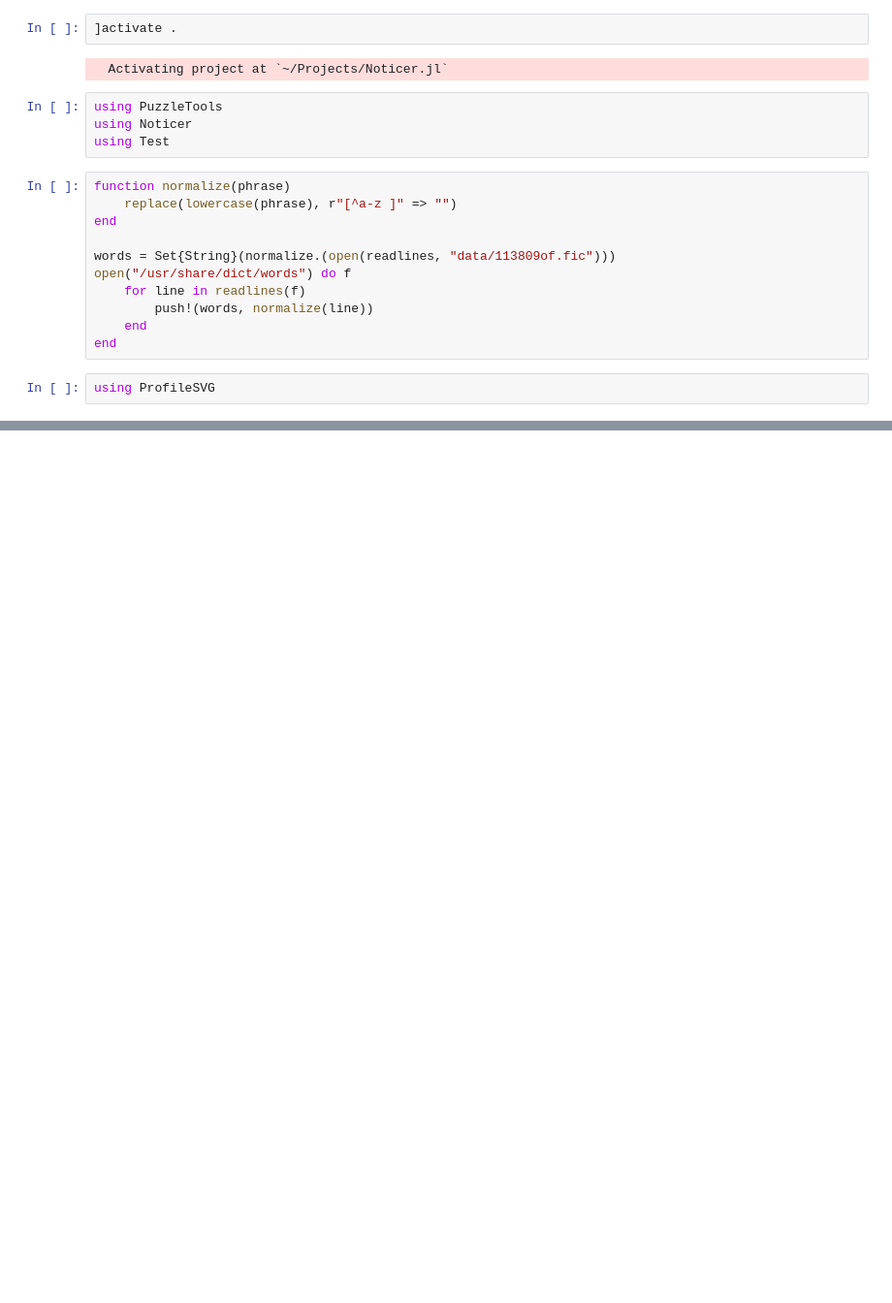
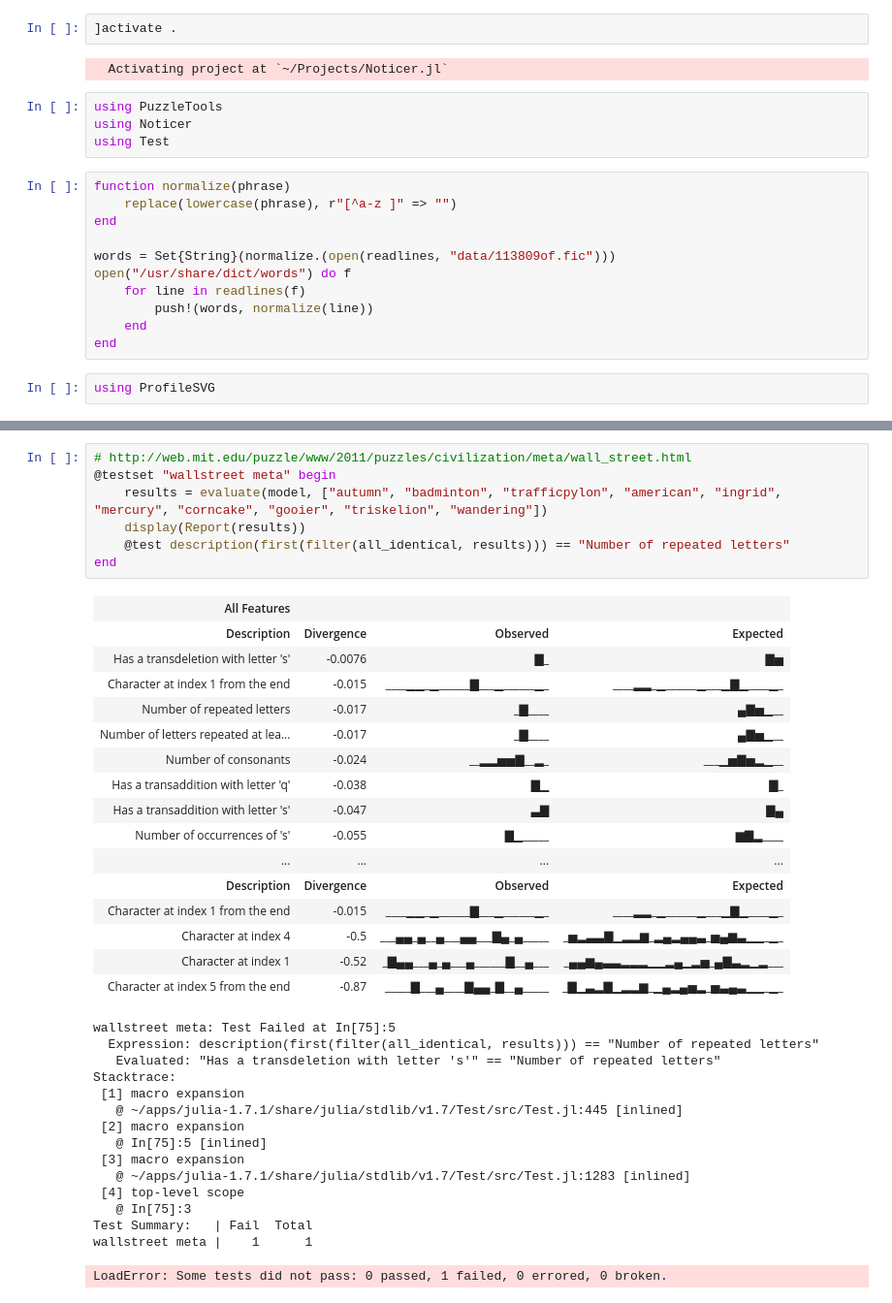
Before and after one commit to rdeits/Noticer.jl, a Jupyter notebook: noticer.ipynb, the cells around one changed output, grey strips where cells are left out. Shown at 97% size. Drawn from its saved outputs; the diff is of its cells as text; blank space fills up the shorter version.

```diff
--- a/noticer.ipynb
+++ b/noticer.ipynb
@@ -53,0 +56,39 @@ Report(results)
+# %%
+# http://web.mit.edu/puzzle/www/2011/puzzles/civilization/meta/wall_street.html
+@testset "wallstreet meta" begin
+    results = evaluate(model, ["autumn", "badminton", "trafficpylon", "american", "ingrid", "mercury", "corncake", "gooier", "triskelion", "wandering"])
+    display(Report(results))
+    @test description(first(filter(all_identical, results))) == "Number of repeated letters"
+end
+# %% [output]
+| All Features |  |  |  |
+| Description | Divergence | Observed | Expected |
+| Has a transdeletion with letter 's' | -0.0076 | ▇_ | ▇▅ |
+| Character at index 1 from the end | -0.015 | ____▁▁_▁______▇___▁______▁_ | ____▂▂_▁______▁___▁▇▁____▁_ |
+| Number of repeated letters | -0.017 | _▇____ | ▄▇▅▁__ |
+| Number of letters repeated at lea... | -0.017 | _▇____ | ▄▇▅▁__ |
+| Number of consonants | -0.024 | __▂▂▅▅▇__▂_ | ___▁▅▇▅▂▁__ |
+| Has a transaddition with letter 'q' | -0.038 | ▇▁ | ▇_ |
+| Has a transaddition with letter 's' | -0.047 | ▃▇ | ▇▄ |
+| Number of occurrences of 's' | -0.055 | ▇▁_____ | ▆▇▂____ |
+| ... | ... | ... | ... |
+| Description | Divergence | Observed | Expected |
+| Character at index 1 from the end | -0.015 | ____▁▁_▁______▇___▁______▁_ | ____▂▂_▁______▁___▁▇▁____▁_ |
+| Character at index 4 | -0.5 | ___▄▄_▄__▄___▄▄___▇▄_▄_____ | _▅▂▃▃▇▁▂▂▆_▂▄▂▄▄▃_▅▄▆▃▁▁_▁_ |
+| Character at index 1 | -0.52 | _▇▄▄___▄_▄___▄______▇__▄___ | _▄▄▆▄▃▃▂▂▂▁▁▂▄▁▂▅_▄▇▃▂▁▂___ |
+| Character at index 5 from the end | -0.87 | _____▇___▄____▇▄▄_▇__▄_____ | _▇▁▃▂▇▁▂▂▆_▁▄▂▄▅▂_▅▃▄▃▁▁_▁_ |
+wallstreet meta: Test Failed at In[75]:5
+  Expression: description(first(filter(all_identical, results))) == "Number of repeated letters"
+   Evaluated: "Has a transdeletion with letter 's'" == "Number of repeated letters"
+Stacktrace:
+ [1] macro expansion
+   @ ~/apps/julia-1.7.1/share/julia/stdlib/v1.7/Test/src/Test.jl:445 [inlined]
+ [2] macro expansion
+   @ In[75]:5 [inlined]
+ [3] macro expansion
+   @ ~/apps/julia-1.7.1/share/julia/stdlib/v1.7/Test/src/Test.jl:1283 [inlined]
+ [4] top-level scope
+   @ In[75]:3
+Test Summary:   | Fail  Total
+wallstreet meta |    1      1
+LoadError: Some tests did not pass: 0 passed, 1 failed, 0 errored, 0 broken.
```
Also changed, not shown: parts of 9 cells of this notebook, 10 other files.
